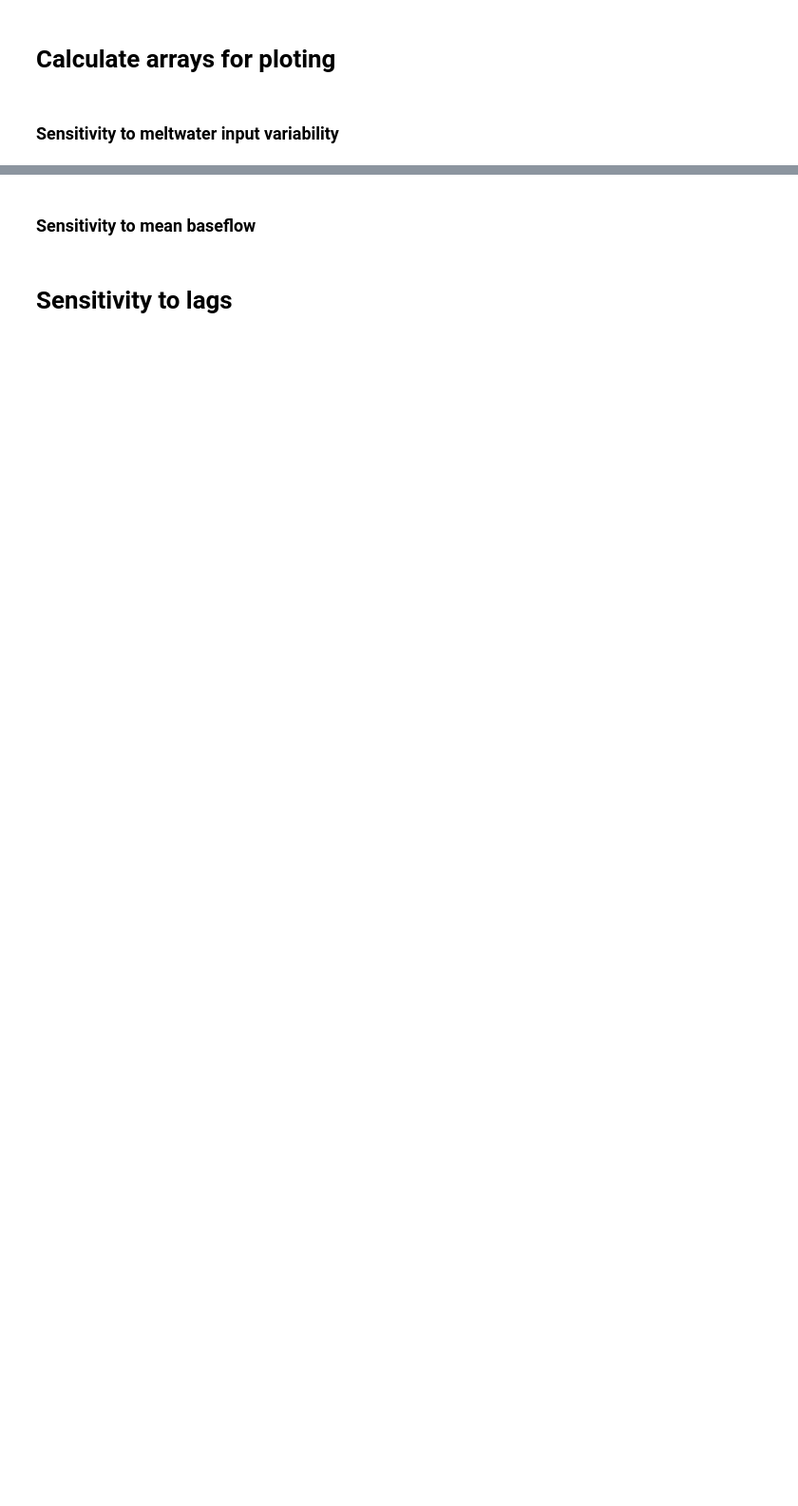
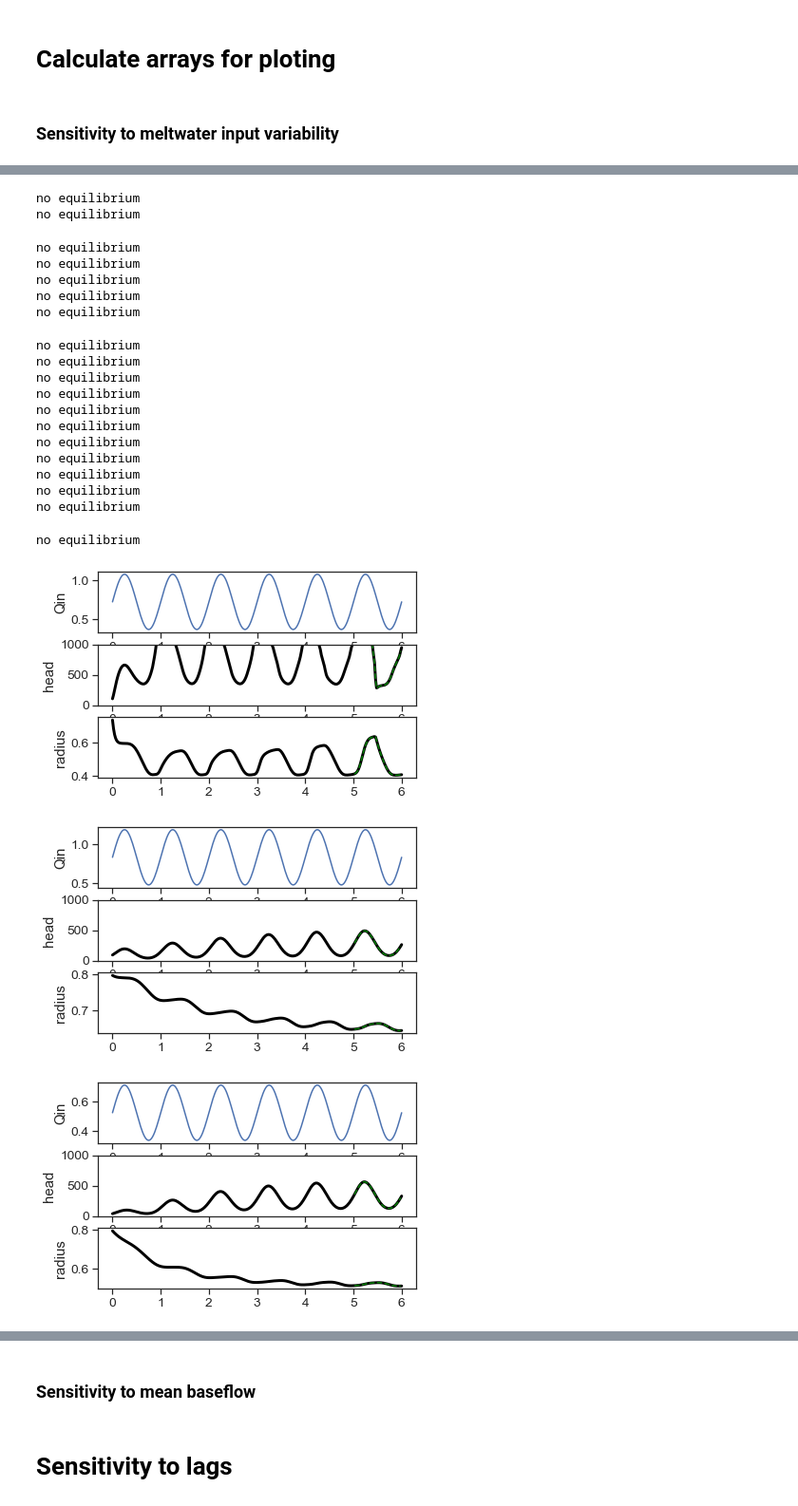
Before and after one commit to cctrunz/ModelRepo_pyMouShBaseflow_paper, a Jupyter notebook: Plot_corr_Baseflow_paper.ipynb, the cells around one changed output, grey strips where cells are left out. Shown at 95% size. Saved outputs shown, nothing was run; the diff lists cells and outputs as text; code cells hidden in the pictures; blank space fills up the shorter version.

```diff
--- a/Plot_corr_Baseflow_paper.ipynb
+++ b/Plot_corr_Baseflow_paper.ipynb
@@ -32,12 +32,13 @@ initial_head = ice_thickness
 
 
 time_start = 0
-time_end = time_start + 20*secinday #55
+time_end = time_start + 6*secinday # 10 days seems enough to equilibrate more the amplitude reduce
 timestep = 30*60 #seconds #timestep is longer to reduce the volume of data
 time = TimeStamps(time_start,time_end,timestep)
 
 # how many days to account for the calculation of the min and max of head
-idx_nday = -2*48 #days*number of half an hour in a day
+idx_nday = -1*48 #days*number of half an hour in a day
+idx_nday_test = -2*48
 
 
 expected_head_amplitude = 50 # or 55 based of visual measurements of the head amplitude in JEME data
@@ -51,23 +52,27 @@ t_real = jeme_moulin.soy.to_numpy()
 # %% [markdown]
 ### Sensitivity to meltwater input variability
 # %%
-n_run_sim1 = 200 # <------
+n_run_sim1 = 500 # <------
 # create random numbers
 rng1 = default_rng()
-rgn2 = default_rng()
+rng2 = default_rng()
+rng3 = default_rng()
 Qin_mean_run = 1 * rng1.random(n_run_sim1) # <------
-Qin_amplitude_run = rgn2.random(n_run_sim1) # <------
+Qin_amplitude_run = rng2.random(n_run_sim1) # <------
+ice_thickness_run = 300+700 * rng3.random(n_run_sim1)
 
 
 #initialize variables for loop:
-head_amp_sim1 = []#np.zeros(n_run_Qin)
+head_amp_sim1 = []
+head_amp_sim1_test = []
 meltwater_input_sim1 = []
 Qin_amp_sim1 = []
 Qin_mean_sim1 = []
+ice_thickness_sim1 = []
 
 for idx_run in np.arange(n_run_sim1):
     meltwater_input_sim1 = Qin_sinusoidal(time, Qin_mean_run[idx_run], Qin_amplitude_run[idx_run])
-    moulin = MoulinShape(ice_thickness = ice_thickness,
+    moulin = MoulinShape(ice_thickness = ice_thickness_run[idx_run],
                         initial_head = initial_head,
                         initial_subglacial_area = initial_subglacial_area,
                         channel_length = channel_length,
@@ -88,10 +93,35 @@ for idx_run in np.arange(n_run_sim1):
         #meltwater_input.append(melt_in)
         #head.append(moulin.dict['head'])
 
+
         #extract last days for calculating the mean and max
         head_portion = moulin.dict['head'][idx_nday:-1]
+        head_portion_test = moulin.dict['head'][idx_nday_test:idx_nday]
         #calculate head amplitude
-        head_amp_sim1.append(np.max(head_portion) - np.min(head_portion)) #m
-        #save variable for plot (so that all have the same index)
-        Qin_amp_sim1.append(Qin_amplitude_run[idx_run])
-        Qin_mean_sim1.append(Qin_mean_run[idx_run])
+        head_amp = np.max(head_portion) - np.min(head_portion) #m
+        head_amp_test = np.max(head_portion_test) - np.min(head_portion_test)
+        if (abs(head_amp - head_amp_test) / head_amp_test)*100 < 2:
+            head_amp_sim1.append(head_amp) #m
+            head_amp_sim1_test.append(head_amp_test) #m
+            #save variable for plot (so that all have the same index)
+            Qin_amp_sim1.append(Qin_amplitude_run[idx_run])
+            Qin_mean_sim1.append(Qin_mean_run[idx_run])
+            ice_thickness_sim1.append(ice_thickness_run[idx_run])
+        else:
+            print('no equilibrium')
+
+            plt.figure()
+            plt.subplot(3,1,1)
+            plt.plot(time/secinday,meltwater_input_sim1)
+            plt.ylabel('Qin')
+            plt.subplot(3,1,2)
+            plt.plot(time/secinday,moulin.dict['head'],linewidth=3, color='black')
+            plt.plot(time[idx_nday:-1]/secinday,moulin.dict['head'][idx_nday:-1], linestyle='--', color='green')
+            plt.ylabel('head')
+            plt.ylim([0,1000])
+            plt.subplot(3,1,3)
+            plt.plot(time/secinday,moulin.dict['subglacial_radius'],linewidth=3, color='black')
+            plt.plot(time[idx_nday:-1]/secinday,moulin.dict['subglacial_radius'][idx_nday:-1], linestyle='--', color='green')
+            plt.ylabel('radius')
+            plt.savefig('tester\qin_H%d_num%s' %(ice_thickness_run[idx_run],idx_run))
+# %% [output]
@@ -97,0 +142,22 @@ for idx_run in np.arange(n_run_sim1):
+no equilibrium
+no equilibrium
+no equilibrium
+no equilibrium
+no equilibrium
+no equilibrium
+no equilibrium
+no equilibrium
+no equilibrium
+no equilibrium
+no equilibrium
+no equilibrium
+no equilibrium
+no equilibrium
+no equilibrium
+no equilibrium
+no equilibrium
+no equilibrium
+no equilibrium
+[figure, added]
+[figure, added]
+[figure, added]
```
Also changed, not shown: parts of 7 cells of this notebook, 14 other files.
